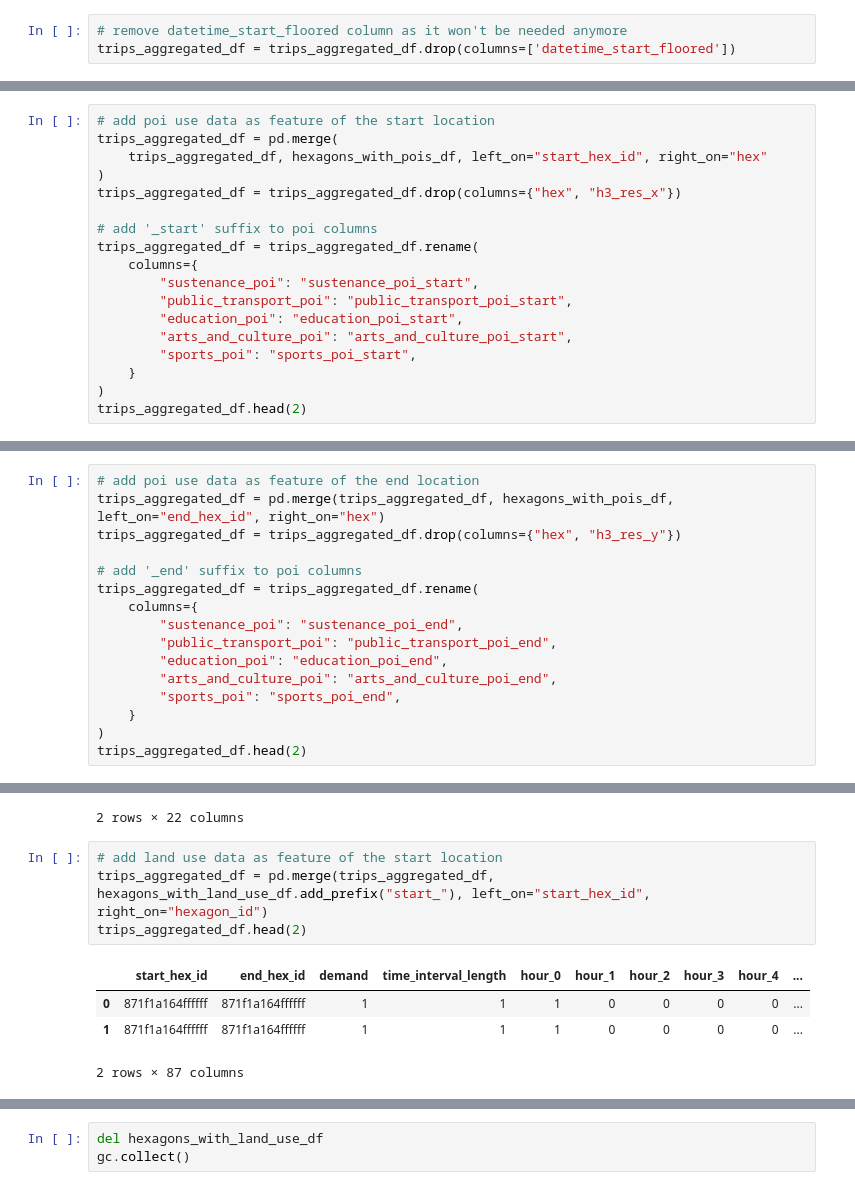
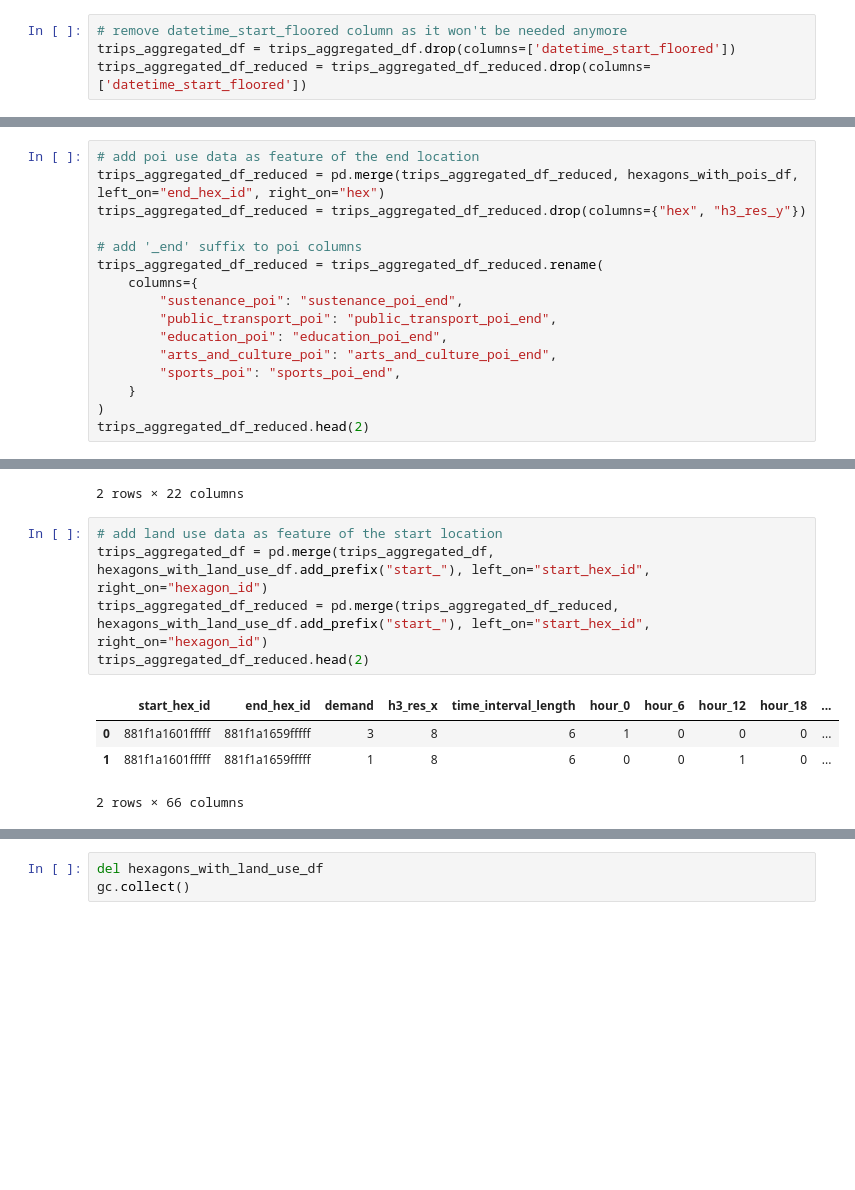
Before and after one commit to mogottsch/aaa-2022-magma, a Jupyter notebook: 04_predictive_analysis/00_feature_generation.ipynb, the cells around one changed output, grey strips where cells are left out. Saved outputs shown, nothing was run; the diff lists cells and outputs as text; blank space fills up the shorter version.

```diff
--- a/04_predictive_analysis/00_feature_generation.ipynb
+++ b/04_predictive_analysis/00_feature_generation.ipynb
@@ -81,6 +123,7 @@ gc.collect()
 # %%
 # remove datetime_start_floored column as it won't be needed anymore
 trips_aggregated_df = trips_aggregated_df.drop(columns=['datetime_start_floored'])
+trips_aggregated_df_reduced = trips_aggregated_df_reduced.drop(columns=['datetime_start_floored'])
 # %%
 # load poi data and reduce datatypes
 hexagons_with_pois_df = pd.read_parquet(HEXAGON_WITH_POIS_PATH)
@@ -98,19 +185,17 @@ hexagons_with_pois_df = hexagons_with_pois_df.astype(
 # %%
-# add poi use data as feature of the start location
-trips_aggregated_df = pd.merge(
-    trips_aggregated_df, hexagons_with_pois_df, left_on="start_hex_id", right_on="hex"
-)
-trips_aggregated_df = trips_aggregated_df.drop(columns={"hex", "h3_res_x"})
+# add poi use data as feature of the end location
+trips_aggregated_df_reduced = pd.merge(trips_aggregated_df_reduced, hexagons_with_pois_df, left_on="end_hex_id", right_on="hex")
+trips_aggregated_df_reduced = trips_aggregated_df_reduced.drop(columns={"hex", "h3_res_y"})
 
-# add '_start' suffix to poi columns
-trips_aggregated_df = trips_aggregated_df.rename(
+# add '_end' suffix to poi columns
+trips_aggregated_df_reduced = trips_aggregated_df_reduced.rename(
     columns={
-        "sustenance_poi": "sustenance_poi_start",
-        "public_transport_poi": "public_transport_poi_start",
-        "education_poi": "education_poi_start",
-        "arts_and_culture_poi": "arts_and_culture_poi_start",
-        "sports_poi": "sports_poi_start",
+        "sustenance_poi": "sustenance_poi_end",
+        "public_transport_poi": "public_transport_poi_end",
+        "education_poi": "education_poi_end",
+        "arts_and_culture_poi": "arts_and_culture_poi_end",
+        "sports_poi": "sports_poi_end",
     }
 )
-trips_aggregated_df.head(2)
+trips_aggregated_df_reduced.head(2)
 # %% [output]
@@ -121,16 +205,0 @@ trips_aggregated_df.head(2)
-# %%
-# add poi use data as feature of the end location
-trips_aggregated_df = pd.merge(trips_aggregated_df, hexagons_with_pois_df, left_on="end_hex_id", right_on="hex")
-trips_aggregated_df = trips_aggregated_df.drop(columns={"hex", "h3_res_y"})
-
-# add '_end' suffix to poi columns
-trips_aggregated_df = trips_aggregated_df.rename(
-    columns={
-        "sustenance_poi": "sustenance_poi_end",
-        "public_transport_poi": "public_transport_poi_end",
-        "education_poi": "education_poi_end",
-        "arts_and_culture_poi": "arts_and_culture_poi_end",
-        "sports_poi": "sports_poi_end",
-    }
-)
-trips_aggregated_df.head(2)
@@ -158,11 +222,12 @@ hexagons_with_land_use_df.head(2)
 # %%
 # add land use data as feature of the start location
 trips_aggregated_df = pd.merge(trips_aggregated_df, hexagons_with_land_use_df.add_prefix("start_"), left_on="start_hex_id", right_on="hexagon_id")
-trips_aggregated_df.head(2)
+trips_aggregated_df_reduced = pd.merge(trips_aggregated_df_reduced, hexagons_with_land_use_df.add_prefix("start_"), left_on="start_hex_id", right_on="hexagon_id")
+trips_aggregated_df_reduced.head(2)
 # %% [output]
-|  | start_hex_id | end_hex_id | demand | time_interval_length | hour_0 | hour_1 | hour_2 | hour_3 | hour_4 | ... |
-| 0 | 871f1a164ffffff | 871f1a164ffffff | 1 | 1 | 1 | 0 | 0 | 0 | 0 | ... |
-| 1 | 871f1a164ffffff | 871f1a164ffffff | 1 | 1 | 1 | 0 | 0 | 0 | 0 | ... |
+|  | start_hex_id | end_hex_id | demand | h3_res_x | time_interval_length | hour_0 | hour_6 | hour_12 | hour_18 | ... |
+| 0 | 881f1a1601fffff | 881f1a1659fffff | 3 | 8 | 6 | 1 | 0 | 0 | 0 | ... |
+| 1 | 881f1a1601fffff | 881f1a1659fffff | 1 | 8 | 6 | 0 | 0 | 1 | 0 | ... |
-2 rows × 87 columns
+2 rows × 66 columns
 # %%
 # add land use data as feature of the end location
```
Also changed, not shown: parts of 21 cells of this notebook, 1 other file.
